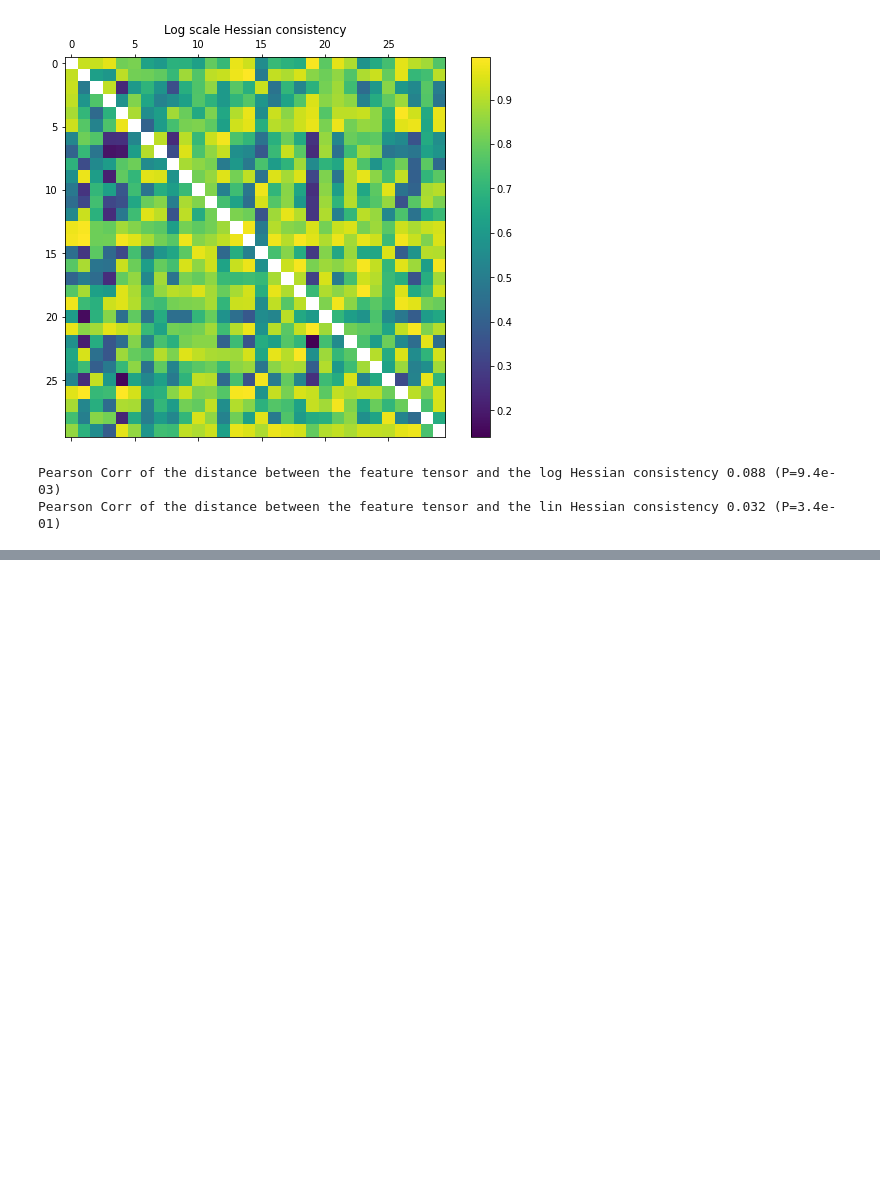
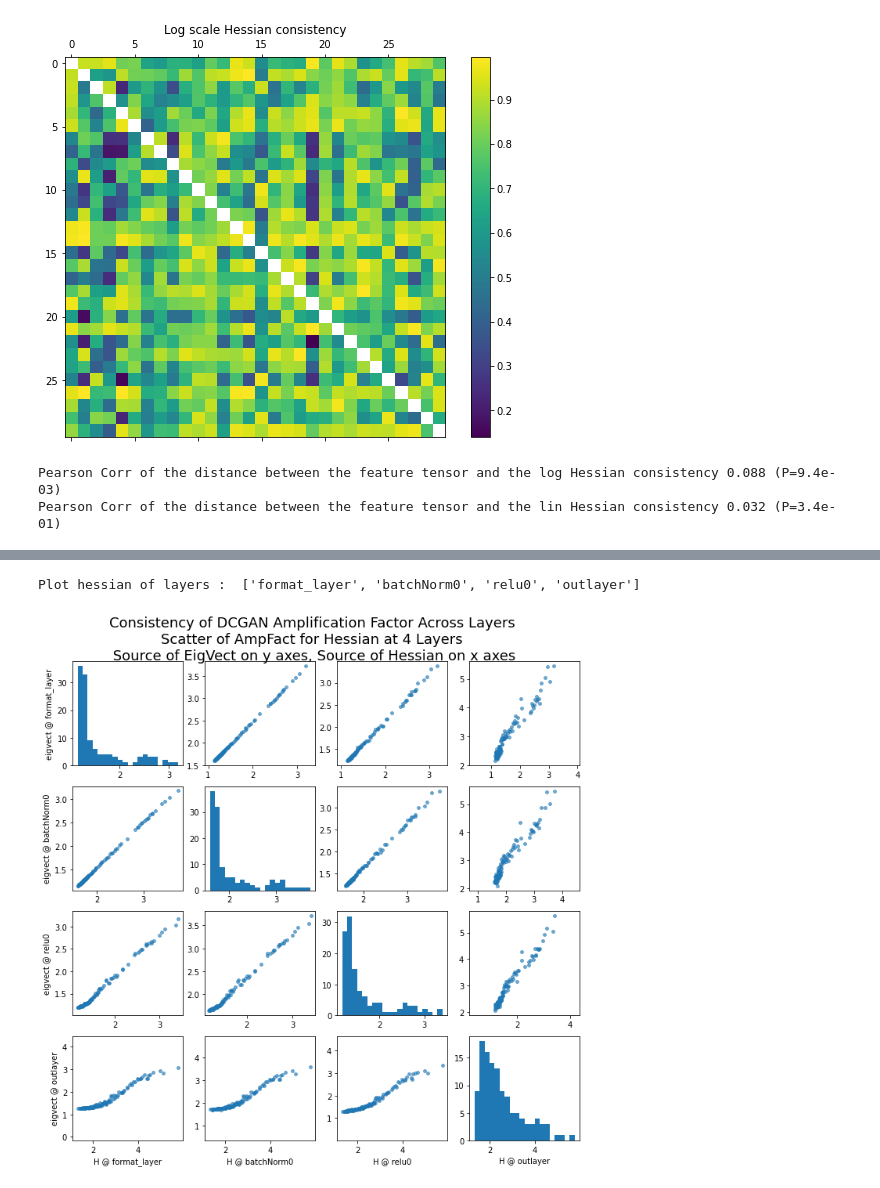
Before and after one commit to Animadversio/GAN-Geometry, a Jupyter notebook: Tutorial_GAN_Geometry.ipynb, the cells around one changed output, grey strips where cells are left out. Saved outputs shown, nothing was run; the diff lists cells and outputs as text; code cells hidden in the pictures; blank space fills up the shorter version.

```diff
--- a/Tutorial_GAN_Geometry.ipynb
+++ b/Tutorial_GAN_Geometry.ipynb
@@ -105,0 +223,5 @@ How does this geometric structure comes into being? We can look into the archite
+# %%
+plot_layer_amplif_consistency(eva_col, evc_col, layernames, layeridx=[0,1,2,-1], titstr="DCGAN", savelabel="DCGAN", figdir=figdir);
+# %% [output]
+Plot hessian of layers :  ['format_layer', 'batchNorm0', 'relu0', 'outlayer']
+[figure, added]
```
Also changed, not shown: parts of 10 cells of this notebook, 2 other files.
